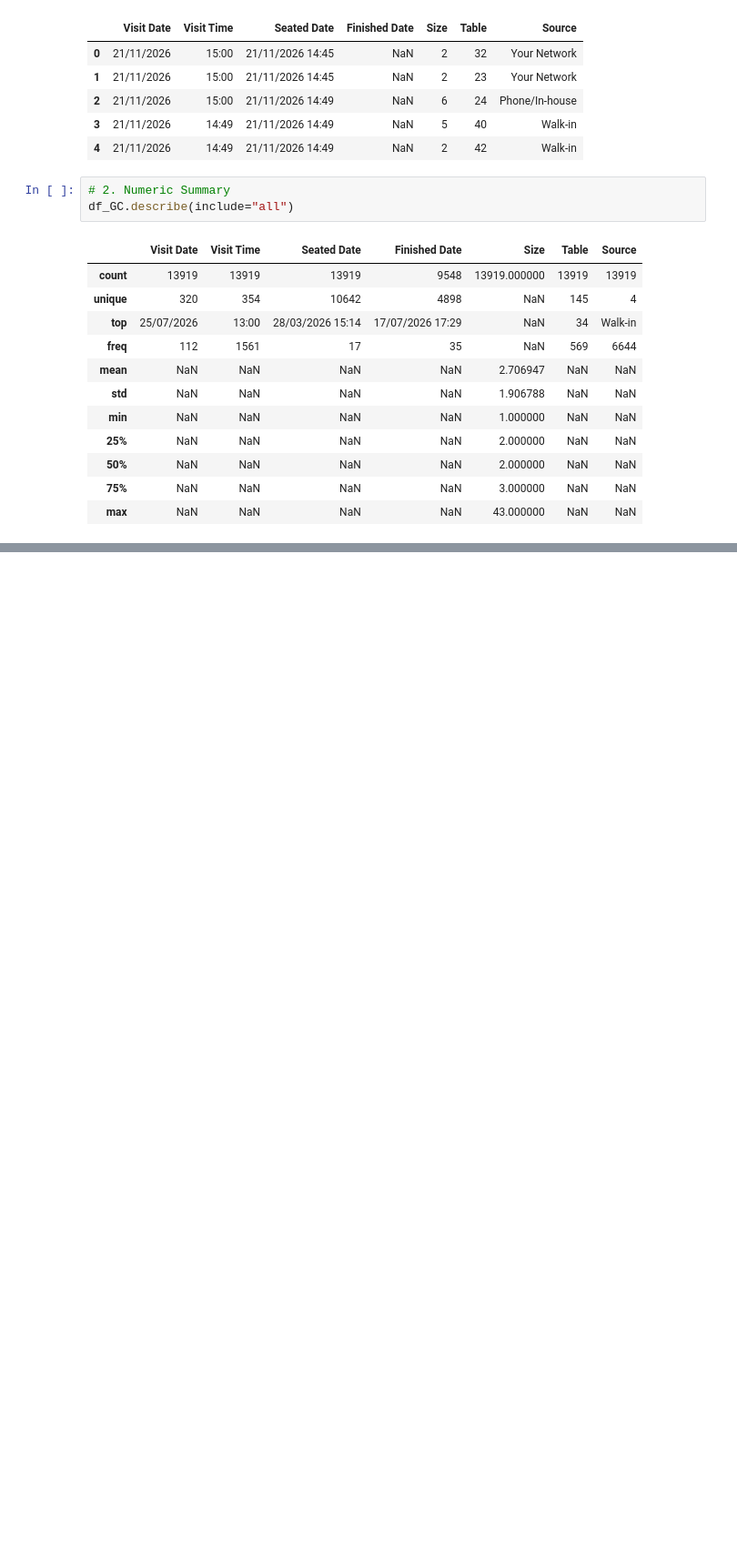
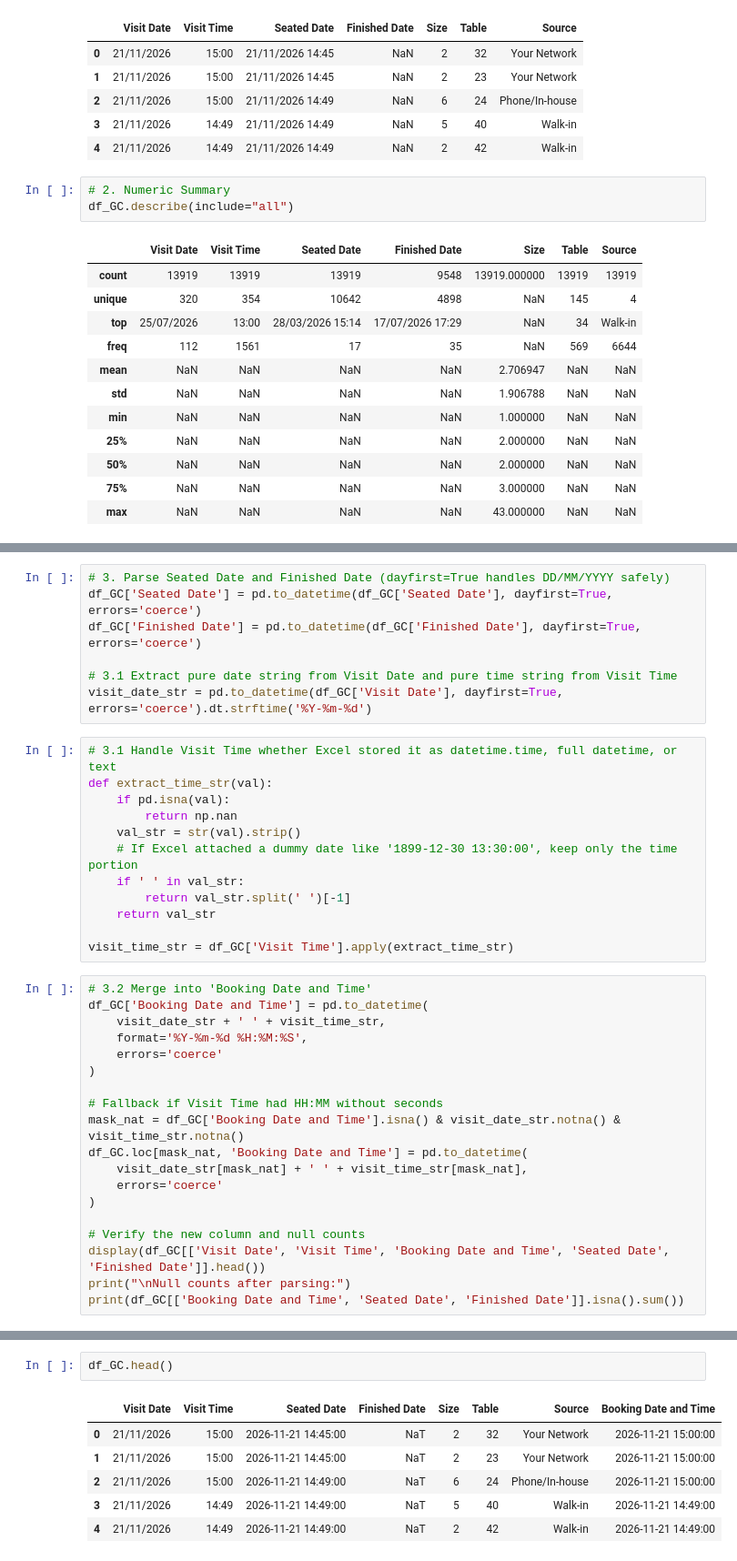
Before and after one commit to RiccoFlores/Python, a Jupyter notebook: WalkIN.ipynb, the cells around one changed output, grey strips where cells are left out. Shown at 91% size. Cells and saved outputs as stored; diff of their text form; blank space fills up the shorter version.

```diff
--- a/WalkIN.ipynb
+++ b/WalkIN.ipynb
@@ -45,0 +65,38 @@ Name: count, dtype: int64
+# %%
+# 3. Parse Seated Date and Finished Date (dayfirst=True handles DD/MM/YYYY safely)
+df_GC['Seated Date'] = pd.to_datetime(df_GC['Seated Date'], dayfirst=True, errors='coerce')
+df_GC['Finished Date'] = pd.to_datetime(df_GC['Finished Date'], dayfirst=True, errors='coerce')
+
+# 3.1 Extract pure date string from Visit Date and pure time string from Visit Time
+visit_date_str = pd.to_datetime(df_GC['Visit Date'], dayfirst=True, errors='coerce').dt.strftime('%Y-%m-%d')
+# %%
+# 3.1 Handle Visit Time whether Excel stored it as datetime.time, full datetime, or text
+def extract_time_str(val):
+    if pd.isna(val):
+        return np.nan
+    val_str = str(val).strip()
+    # If Excel attached a dummy date like '1899-12-30 13:30:00', keep only the time portion
+    if ' ' in val_str:
+        return val_str.split(' ')[-1]
+    return val_str
+
+visit_time_str = df_GC['Visit Time'].apply(extract_time_str)
+# %%
+# 3.2 Merge into 'Booking Date and Time'
+df_GC['Booking Date and Time'] = pd.to_datetime(
+    visit_date_str + ' ' + visit_time_str,
+    format='%Y-%m-%d %H:%M:%S',
+    errors='coerce'
+)
+
+# Fallback if Visit Time had HH:MM without seconds
+mask_nat = df_GC['Booking Date and Time'].isna() & visit_date_str.notna() & visit_time_str.notna()
+df_GC.loc[mask_nat, 'Booking Date and Time'] = pd.to_datetime(
+    visit_date_str[mask_nat] + ' ' + visit_time_str[mask_nat],
+    errors='coerce'
+)
+
+# Verify the new column and null counts
+display(df_GC[['Visit Date', 'Visit Time', 'Booking Date and Time', 'Seated Date', 'Finished Date']].head())
+print("\nNull counts after parsing:")
+print(df_GC[['Booking Date and Time', 'Seated Date', 'Finished Date']].isna().sum())
@@ -45,0 +115,9 @@ Name: count, dtype: int64
+# %%
+df_GC.head()
+# %% [output]
+|  | Visit Date | Visit Time | Seated Date | Finished Date | Size | Table | Source | Booking Date and Time |
+| 0 | 21/11/2026 | 15:00 | 2026-11-21 14:45:00 | NaT | 2 | 32 | Your Network | 2026-11-21 15:00:00 |
+| 1 | 21/11/2026 | 15:00 | 2026-11-21 14:45:00 | NaT | 2 | 23 | Your Network | 2026-11-21 15:00:00 |
+| 2 | 21/11/2026 | 15:00 | 2026-11-21 14:49:00 | NaT | 6 | 24 | Phone/In-house | 2026-11-21 15:00:00 |
+| 3 | 21/11/2026 | 14:49 | 2026-11-21 14:49:00 | NaT | 5 | 40 | Walk-in | 2026-11-21 14:49:00 |
+| 4 | 21/11/2026 | 14:49 | 2026-11-21 14:49:00 | NaT | 2 | 42 | Walk-in | 2026-11-21 14:49:00 |
```
Also changed, not shown: parts of 4 cells of this notebook.
